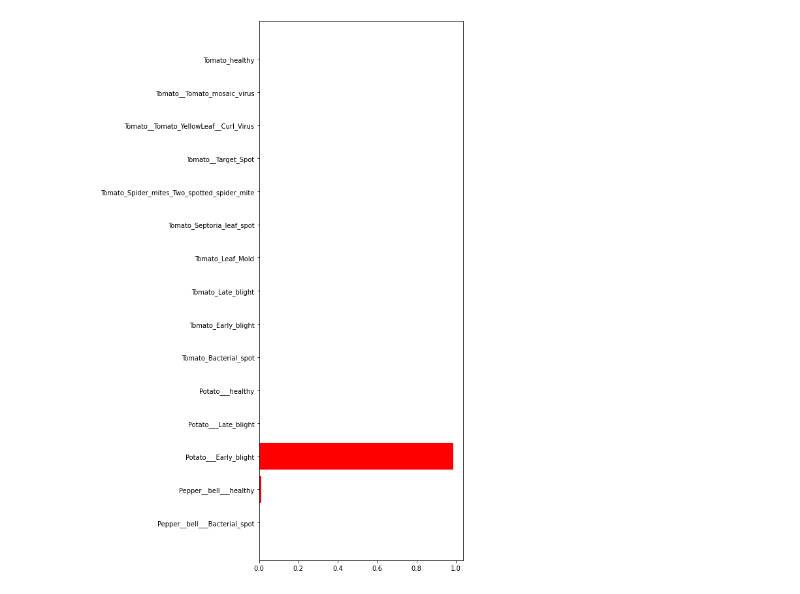
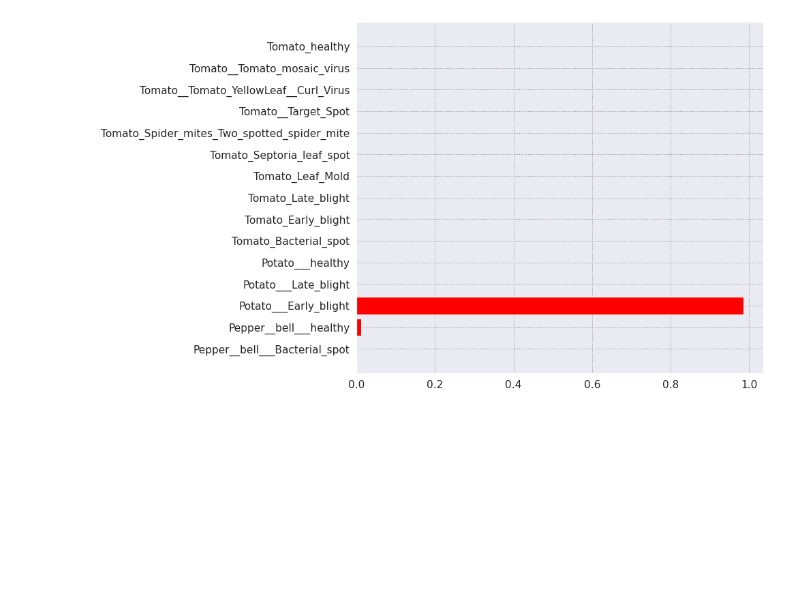
Before and after one commit to rajoy99/Snap_the_leaf, a Jupyter notebook: jupy.ipynb, the cells around one changed output. Drawn from its saved outputs; the diff is of its cells as text; code cells hidden in the pictures; blank space fills up the shorter version.

```diff
--- a/jupy.ipynb
+++ b/jupy.ipynb
@@ -2,25 +19,28 @@
 import matplotlib.pyplot as plt
 %matplotlib inline
 import numpy as np
+import seaborn as sns
+sns.set_style("darkgrid", {"grid.color": ".6", "grid.linestyle": ":"})
+sns.set_context("notebook", font_scale=1.4, rc={"lines.linewidth": 2.5})
 # %%
 a = [8.40202731e-04, 1.16471760e-02, 9.86204743e-01, 1.20938375e-06,
   1.65783902e-04, 2.32044819e-08, 5.36611420e-04, 2.25213560e-04,
   1.14248229e-04, 2.76219798e-05, 1.10588644e-07, 1.38363191e-07,
   1.52895964e-07, 1.96495203e-05, 2.17041073e-04]
 
 disease_class = ['Pepper__bell___Bacterial_spot', 'Pepper__bell___healthy', 'Potato___Early_blight',
             'Potato___Late_blight', 'Potato___healthy', 'Tomato_Bacterial_spot', 'Tomato_Early_blight',
             'Tomato_Late_blight', 'Tomato_Leaf_Mold', 'Tomato_Septoria_leaf_spot',
             'Tomato_Spider_mites_Two_spotted_spider_mite', 'Tomato__Target_Spot',
             'Tomato__Tomato_YellowLeaf__Curl_Virus', 'Tomato__Tomato_mosaic_virus', 'Tomato_healthy']
 
 
 
-plt.figure(figsize=(8,12))
+plt.figure(figsize=(14,8))
 
 plt.barh(disease_class,a,color='red')
 plt.tight_layout()
 
 plt.savefig('new_plot.png')
 # %% [output]
-[figure, old version]
+[figure, new version]
```
Also changed, not shown: parts of 1 cell of this notebook, 14 other files.
